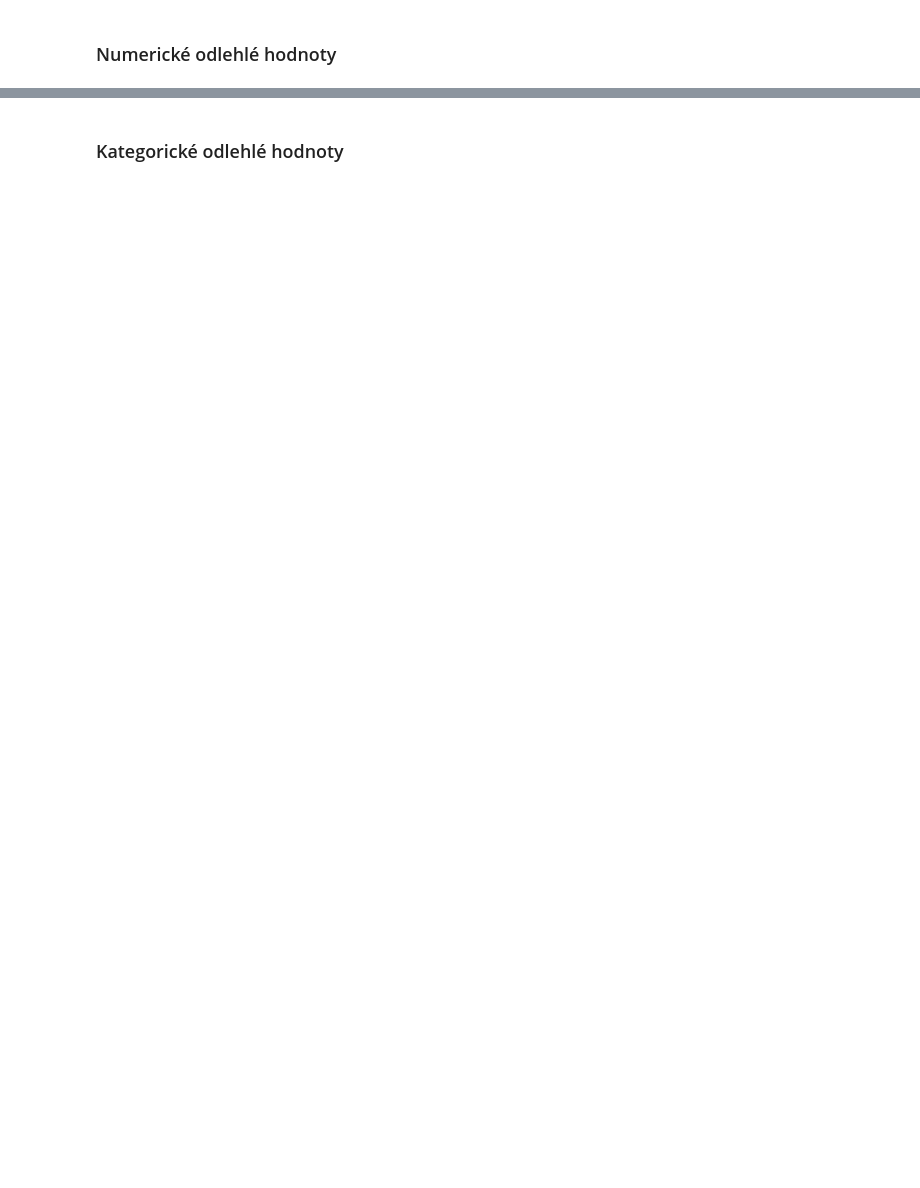
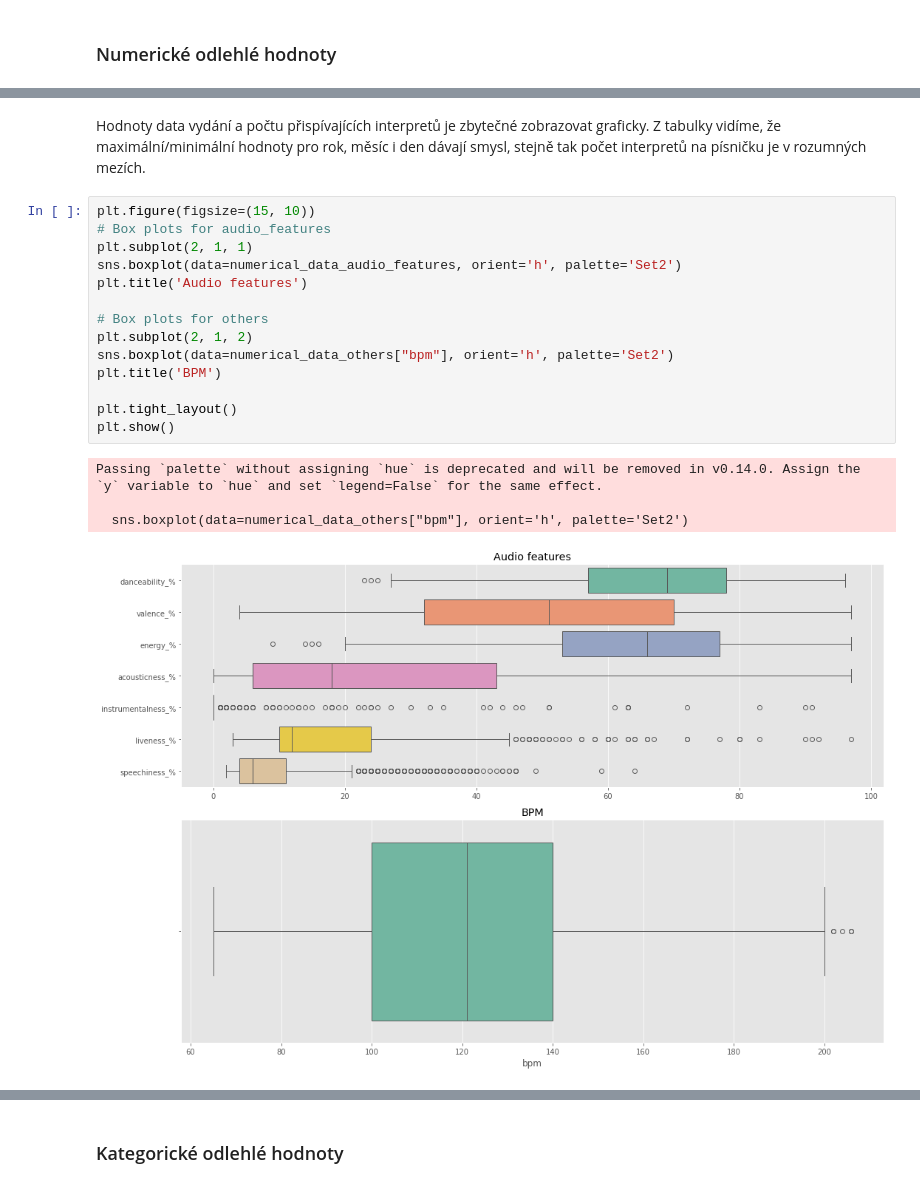
Before and after one commit to Filda99/FIT-UPA, a Jupyter notebook: proj2/upa_proj2.ipynb, the cells around one changed output, grey strips where cells are left out. Saved outputs shown, nothing was run; the diff lists cells and outputs as text; blank space fills up the shorter version.

```diff
--- a/proj2/upa_proj2.ipynb
+++ b/proj2/upa_proj2.ipynb
@@ -286,0 +269,21 @@ plt.show()
+# %% [markdown]
+Hodnoty data vydání a počtu přispívajících interpretů je zbytečné zobrazovat graficky. Z tabulky vidíme, že maximální/minimální hodnoty pro rok, měsíc i den dávají smysl, stejně tak počet interpretů na písničku je v rozumných mezích.
+# %%
+plt.figure(figsize=(15, 10))
+# Box plots for audio_features
+plt.subplot(2, 1, 1)
+sns.boxplot(data=numerical_data_audio_features, orient='h', palette='Set2')
+plt.title('Audio features')
+
+# Box plots for others
+plt.subplot(2, 1, 2)
+sns.boxplot(data=numerical_data_others["bpm"], orient='h', palette='Set2')
+plt.title('BPM')
+
+plt.tight_layout()
+plt.show()
+# %% [output]
+Passing `palette` without assigning `hue` is deprecated and will be removed in v0.14.0. Assign the `y` variable to `hue` and set `legend=False` for the same effect.
+
+  sns.boxplot(data=numerical_data_others["bpm"], orient='h', palette='Set2')
+[figure, added]
```
Also changed, not shown: parts of 10 cells of this notebook.
